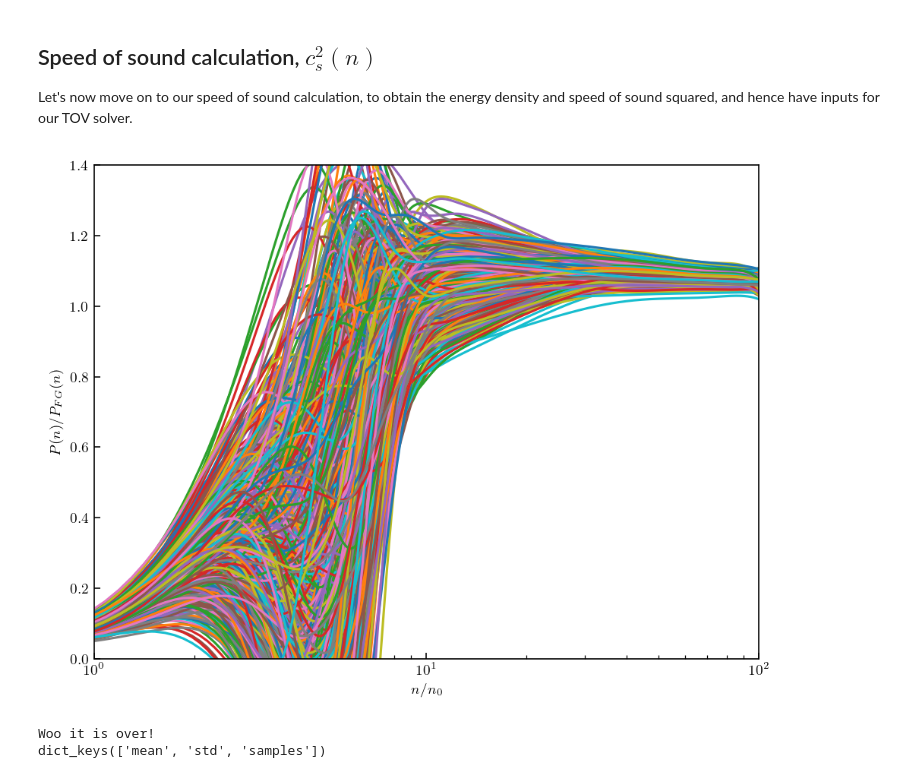
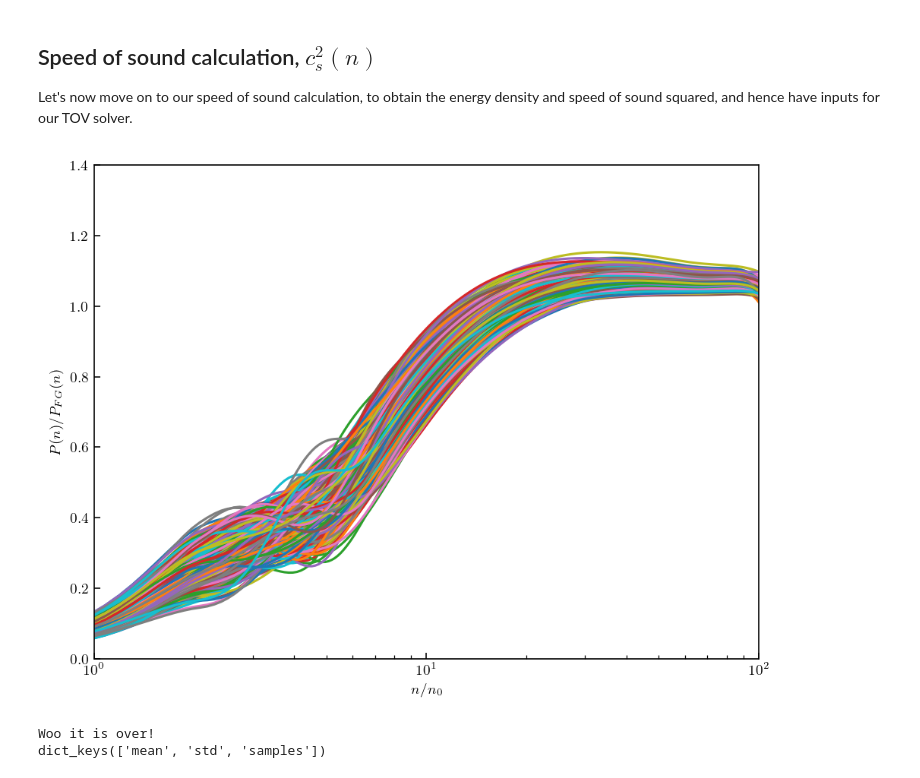
Before and after one commit to asemposki/neutron-rich-bmm, a Jupyter notebook: notebooks/NSM_Changepoint.ipynb, the cells around one changed output. Saved outputs shown, nothing was run; the diff lists cells and outputs as text; code cells hidden in the pictures.

```diff
--- a/notebooks/NSM_Changepoint.ipynb
+++ b/notebooks/NSM_Changepoint.ipynb
@@ -10,3 +10,6 @@ new_pts = []
 # %% [markdown]
 ---
 ---
+# %%
+# if running non-zero mean function put 'True'
+mean_function = True
@@ -737,12 +600,14 @@ Text(0, 0.5, 'Log likelihood')
 # %%
 # try predicting with this kernel
 X = density_test.reshape(-1,1)
-# y_pred_0, y_stdv_0 = gpcp.predict(X, return_std=True)  # this is not using the new params
-# y_pred_0, y_cov_0 = gpcp.predict(X, return_cov=True)
 
-# scaled stuff, put back the giant interpolation
+# prediction
 y_pred_0, y_stdv_0 = gpcp.predict(X, return_std=True)
-y_pred_0_scaled = y_pred_0 + np.exp(log_full_cubic_spline(total_dens, total_data, x_select=density_test))
+
+if mean_function is True:
+    y_pred_0_scaled = y_pred_0 + np.exp(log_full_cubic_spline(total_dens, total_data, x_select=density_test))
+else:
+    y_pred_0_scaled = y_pred_0
 
 # plot the result
 fig, ax = plt.subplots(1,1, dpi=600)
@@ -761,20 +626,9 @@ ax.fill_between(n_pqcd/n0, p_mean_pqcd-p_stdv_pqcd, p_mean_pqcd+p_stdv_pqcd, alp
                 zorder=9)
 ax.errorbar(x=training_data_2['dens']/n0, y=training_data_2['mean'], yerr=training_data_2['std'], \
             **errorbar_kwargs_2)
-# ax.errorbar(x=frg_dens/n0, y=frg_mean, yerr=frg_std, \
-#             **errorbar_kwargs_2)
-# ax.errorbar(x=frg_dens/n0, y=frg_mean, yerr=1.96*frg_std, \
-#             **errorbar_kwargs_2)
 ax.plot(density_test/n0, pqcd_predict, color=colors[2])
 ax.fill_between(density_test/n0, pqcd_predict-pqcd_std_predict, \
                  pqcd_predict+pqcd_std_predict, color=colors[2], alpha=0.2)
-
-# ax.plot(X[:,0]/n0, y_pred_0, color='darkorange', zorder=8)
-# ax.fill_between(X[:,0]/n0, y_pred_0-y_stdv_0, \
-#                  y_pred_0+y_stdv_0, alpha=0.2, color='darkorange', zorder=7)
-# ax.fill_between(X[:,0]/n0, y_pred_0-1.96*y_stdv_0, \
-#                  y_pred_0+1.96*y_stdv_0, alpha=0.1, color='darkorange', zorder=7)
-
 ax.plot(X[:,0]/n0, y_pred_0_scaled, color='darkorange', zorder=8)
 ax.fill_between(X[:,0]/n0, y_pred_0_scaled-y_stdv_0, \
                  y_pred_0_scaled+y_stdv_0, alpha=0.2, color='darkorange', zorder=7)
@@ -803,6 +657,6 @@ ax.set_xlabel('Scaled density $n/n_{0}$', fontsize=14)
 ax.set_ylabel(r'$P/P_{FG}(n)$', fontsize=14)
 ax.set_xlim(0.33, 100.0)
 ax.set_ylim(0.0, 1.4)
-#fig.savefig('GIF_plots_Greedy/Plot_with_FRG_40_{}.png'.format(number))
+fig.savefig('GIF_plots_Greedy/Mean_function/Plot_with_FRG_40_{}.png'.format(number))
 plt.show()
 # %% [output]
@@ -909,20 +751,28 @@ plt.show()
 
 Let's now move on to our speed of sound calculation, to obtain the energy density and speed of sound squared, and hence have inputs for our TOV solver.
 # %%
-# sample from the pressure GP curve first (we'll need a LOT...eventually)
+# sample from the pressure GP curve first
 samples = 1000
-samples_data = gpcp.sample_y(X=density_test.reshape(-1,1), n_samples=samples)
+samples_data_gp = gpcp.sample_y(X=density_test.reshape(-1,1), n_samples=samples)
+
+if mean_function is True:
+    mean_sample = np.zeros([len(density_test), samples])
+    for i in range(samples):
+        mean_sample[:,i] = y_pred_0_scaled
+    samples_data = samples_data_gp + mean_sample
+else:
+    samples_data = samples_data_gp
 
 # plot the samples to test the validity of the call
 plt.plot(density_test/n0, samples_data)
 plt.xlim(1.0, 100.0)
 plt.ylim(0.0, 1.4)
 plt.xscale('log')
 plt.ylabel(r'$P(n)/P_{FG}(n)$')
 plt.xlabel(r'$n/n_{0}$')
 plt.show()
 # %% [output]
-[figure, old version]
+[figure, new version]
 # %%
 from eos_utils import cs2_routine, cs2_plots
 
```
Also changed, not shown: parts of 33 cells of this notebook, 1 other file.
